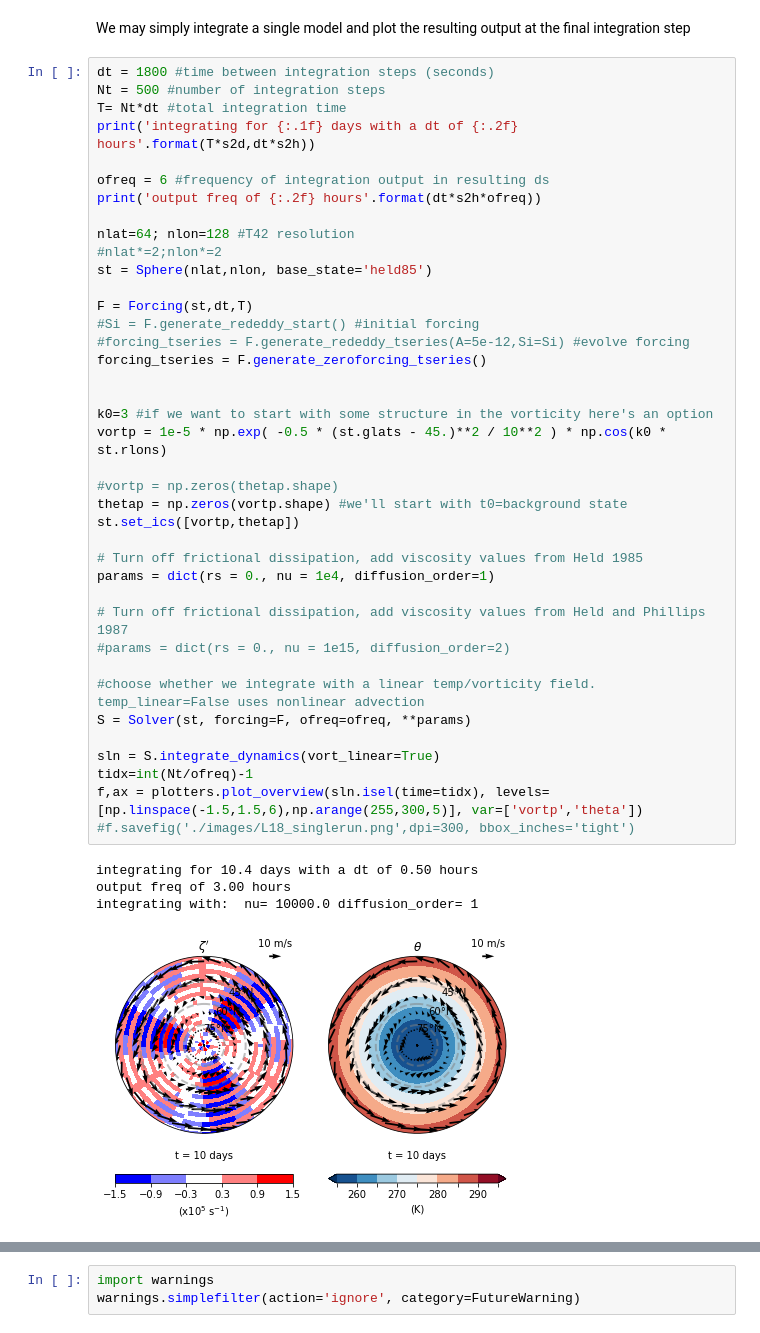
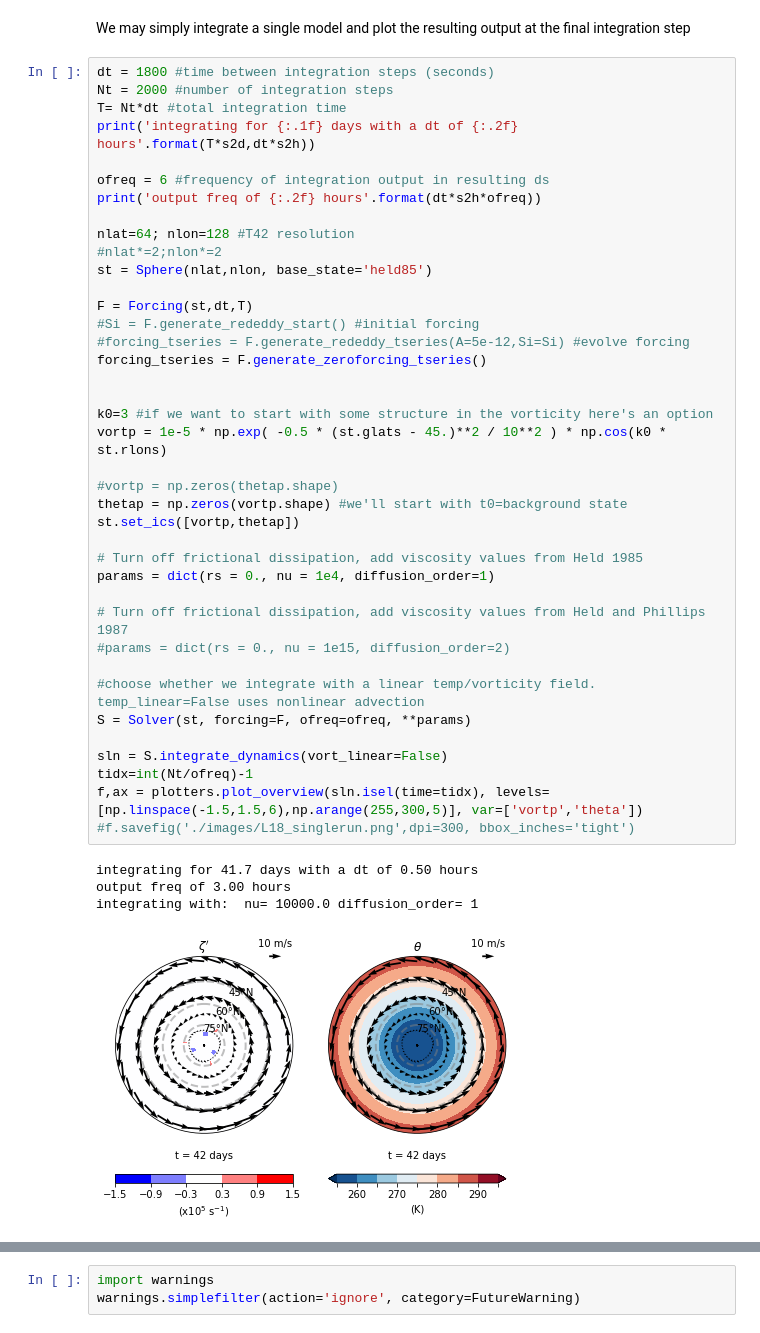
Before and after one commit to cdb227/bm3_forced_barotropic, a Jupyter notebook: singlemodel.ipynb, the cells around one changed output, grey strips where cells are left out. Saved outputs shown, nothing was run; the diff lists cells and outputs as text.

```diff
--- a/singlemodel.ipynb
+++ b/singlemodel.ipynb
@@ -45,7 +45,7 @@ r2d = 180. / np.pi # Factor to convert radians to degrees
 We may simply integrate a single model and plot the resulting output at the final integration step
 # %%
 dt = 1800 #time between integration steps (seconds)
-Nt = 500 #number of integration steps
+Nt = 2000 #number of integration steps
 T= Nt*dt #total integration time
 print('integrating for {:.1f} days with a dt of {:.2f} hours'.format(T*s2d,dt*s2h))
 
@@ -57,36 +57,36 @@ nlat=64; nlon=128 #T42 resolution
 st = Sphere(nlat,nlon, base_state='held85')
 
 F = Forcing(st,dt,T)
 #Si = F.generate_rededdy_start() #initial forcing
 #forcing_tseries = F.generate_rededdy_tseries(A=5e-12,Si=Si) #evolve forcing
 forcing_tseries = F.generate_zeroforcing_tseries()
 
 
 k0=3 #if we want to start with some structure in the vorticity here's an option
 vortp = 1e-5 * np.exp( -0.5 * (st.glats - 45.)**2 / 10**2 ) * np.cos(k0 * st.rlons)
 
 #vortp = np.zeros(thetap.shape)
 thetap = np.zeros(vortp.shape) #we'll start with t0=background state
 st.set_ics([vortp,thetap])
 
 # Turn off frictional dissipation, add viscosity values from Held 1985
 params = dict(rs = 0., nu = 1e4, diffusion_order=1)
 
 # Turn off frictional dissipation, add viscosity values from Held and Phillips 1987
 #params = dict(rs = 0., nu = 1e15, diffusion_order=2)
 
 #choose whether we integrate with a linear temp/vorticity field. temp_linear=False uses nonlinear advection
 S = Solver(st, forcing=F, ofreq=ofreq, **params)
 
-sln = S.integrate_dynamics(vort_linear=True)
+sln = S.integrate_dynamics(vort_linear=False)
 tidx=int(Nt/ofreq)-1
 f,ax = plotters.plot_overview(sln.isel(time=tidx), levels=[np.linspace(-1.5,1.5,6),np.arange(255,300,5)], var=['vortp','theta'])
 #f.savefig('./images/L18_singlerun.png',dpi=300, bbox_inches='tight')
 # %% [output]
-integrating for 10.4 days with a dt of 0.50 hours
+integrating for 41.7 days with a dt of 0.50 hours
 output freq of 3.00 hours
 integrating with:  nu= 10000.0 diffusion_order= 1
-[figure, old version]
+[figure, new version]
 # %%
 from importlib import reload
 reload(plotters)
```
Also changed, not shown: parts of 1 cell of this notebook.
